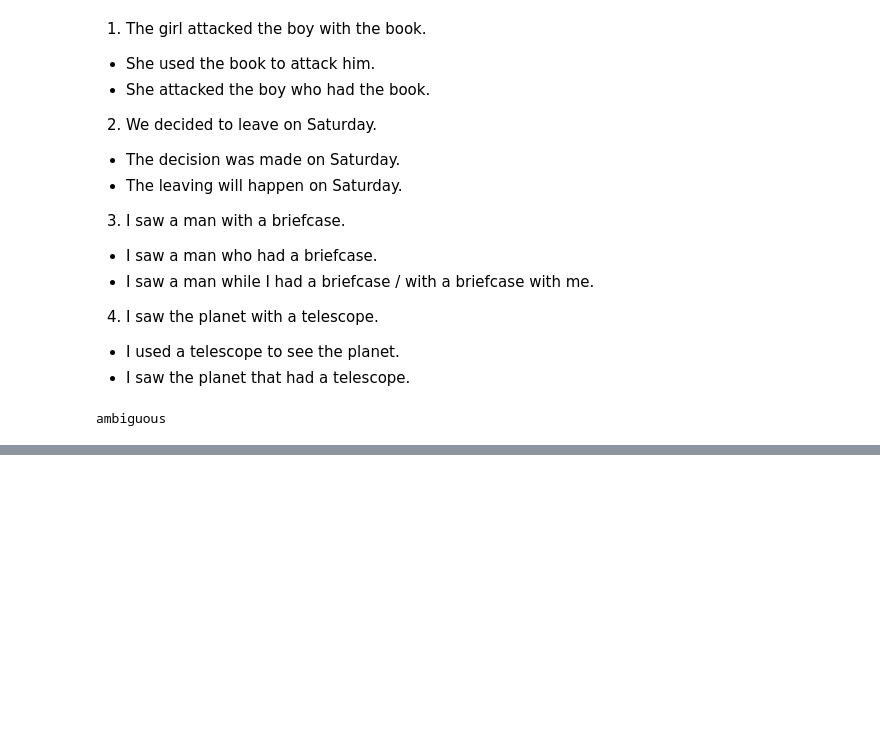
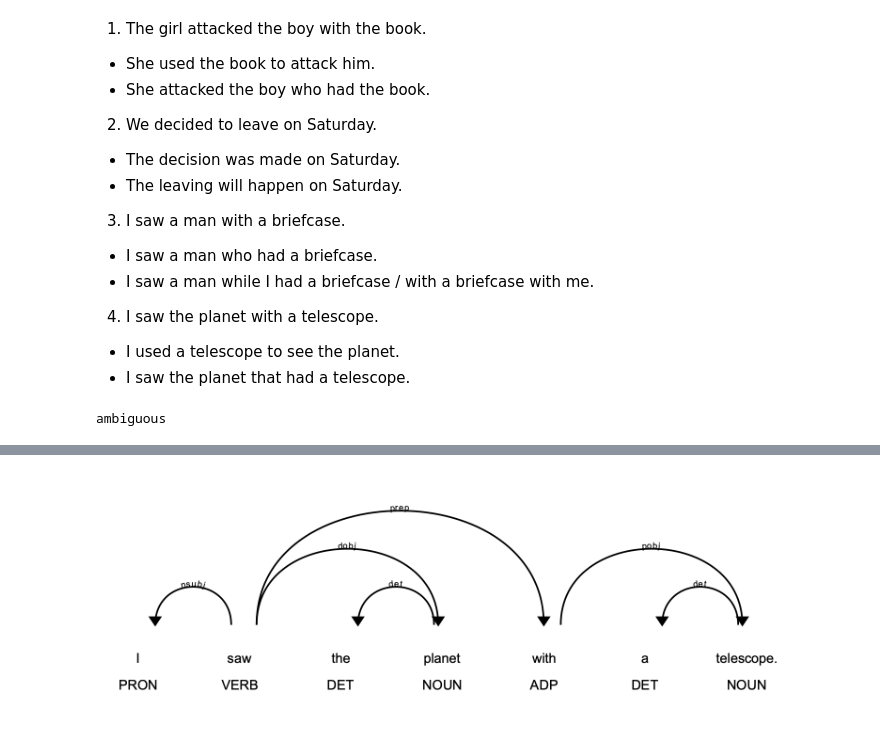
Before and after one commit to PontusNeumann/CBS-Spring26, a Jupyter notebook: NLP/NLP MA1/AM_PN_MA1.ipynb, the cells around one changed output, grey strips where cells are left out. Cells and saved outputs as stored; diff of their text form; code cells hidden in the pictures; blank space fills up the shorter version.

```diff
--- a/NLP/NLP MA1/AM_PN_MA1.ipynb
+++ b/NLP/NLP MA1/AM_PN_MA1.ipynb
@@ -60,0 +103,4 @@ ambiguous
+# %%
+display(Image("Illustrations/s4.png"))
+# %% [output]
+[figure, added]
```
Also changed, not shown: parts of 6 cells of this notebook.
